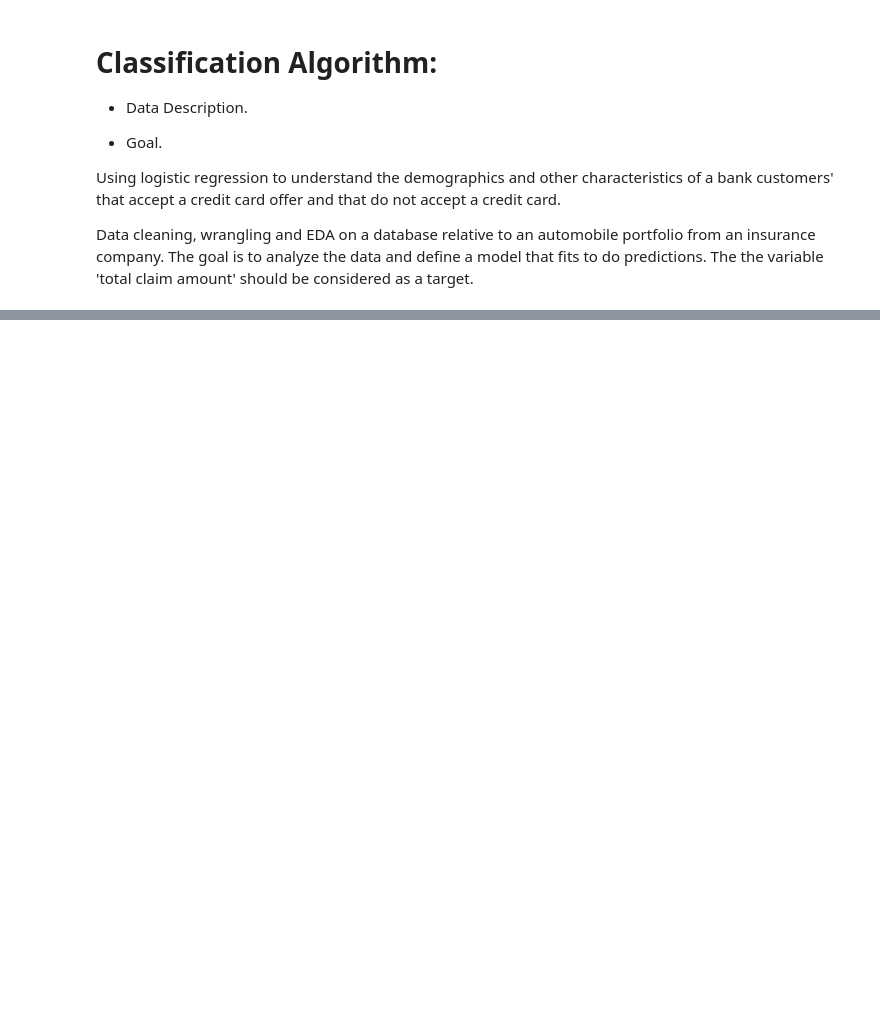
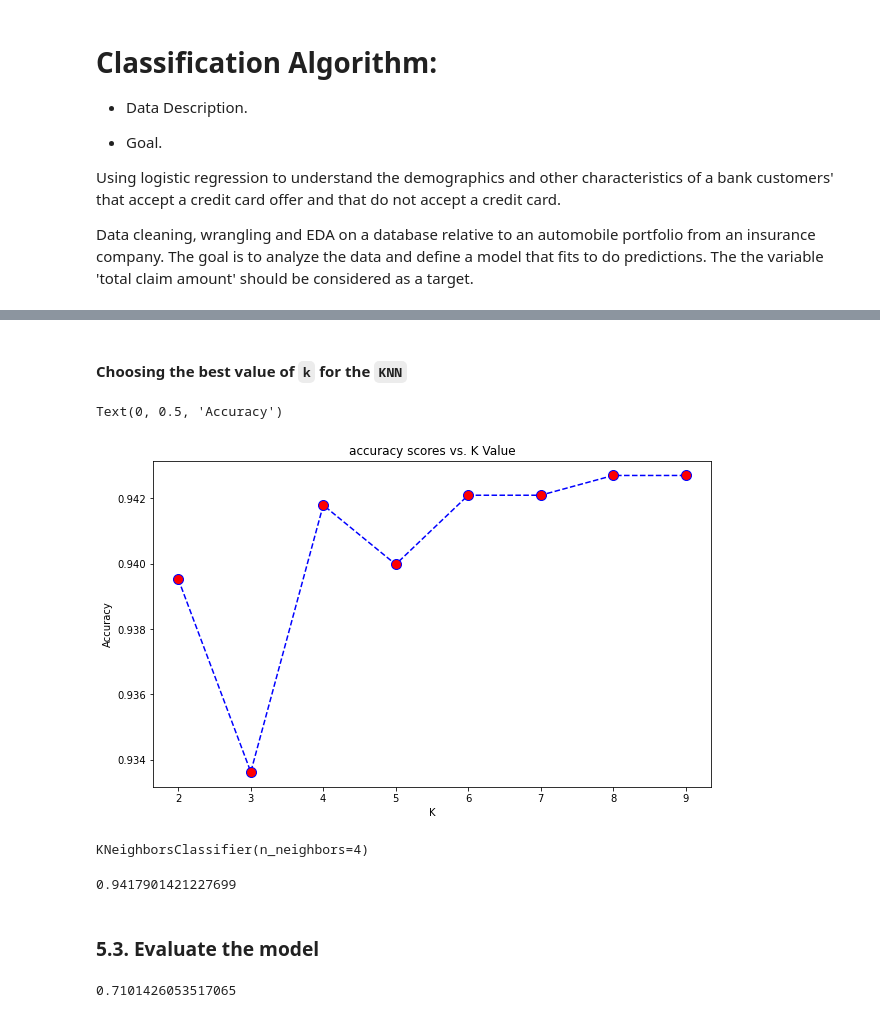
Before and after one commit to ClauCarloni/Mid-Bootcamp-Project, a Jupyter notebook: Initial_trial.ipynb, the cells around one changed output, grey strips where cells are left out. Saved outputs shown, nothing was run; the diff lists cells and outputs as text; code cells hidden in the pictures; blank space fills up the shorter version.

```diff
--- a/Initial_trial.ipynb
+++ b/Initial_trial.ipynb
@@ -232,0 +438,38 @@ data.corr()['offer_accepted'].sort_values(ascending=False)
+# %%
+#Scaling numerical variables
+numericals = X_knn.select_dtypes(np.number)
+transformer = StandardScaler().fit(numericals)
+x_standardized = transformer.transform(numericals)
+# %%
+#Encoding categorical variables
+categoricals = X_knn.select_dtypes(exclude=np.number)
+encoder = OneHotEncoder(handle_unknown='error', drop='first').fit(categoricals)
+encoded = encoder.transform(categoricals).toarray()
+# %%
+X_knn = np.concatenate((x_standardized, encoded), axis=1)
+X_knn_train, X_knn_test, y_knn_train, y_knn_test = train_test_split(X_knn, y_knn, test_size=0.4, random_state=100)
+# %% [markdown]
+#### Choosing the best value of `k` for the `KNN`
+# %%
+scores = []
+for i in range(2,10):
+    model = KNeighborsClassifier(n_neighbors=i)
+    model.fit(X_knn_train, y_knn_train)
+    scores.append(model.score(X_knn_test, y_knn_test))
+# %%
+plt.figure(figsize=(10,6))
+plt.plot(range(2,10),scores,color = 'blue', linestyle='dashed',
+         marker='o', markerfacecolor='red', markersize=10)
+plt.title('accuracy scores vs. K Value')
+plt.xlabel('K')
+plt.ylabel('Accuracy')
+# %% [output]
+Text(0, 0.5, 'Accuracy')
+[figure, added]
+# %%
+#Back to the model
+model = KNeighborsClassifier(n_neighbors=4)
+#4 instead of 6 bc both numbers give similar results and a smaller number runs faster
+model.fit(X_knn_train, y_knn_train)
+# %% [output]
+KNeighborsClassifier(n_neighbors=4)
@@ -232,0 +479,11 @@ data.corr()['offer_accepted'].sort_values(ascending=False)
+# %%
+score
+# %% [output]
+0.9417901421227699
+# %% [markdown]
+### 5.3. Evaluate the model
+# %%
+#Imbalanced data
+classification.score(X_id_test, y_id_test)
+# %% [output]
+0.7101426053517065
```
Also changed, not shown: parts of 87 cells of this notebook.
